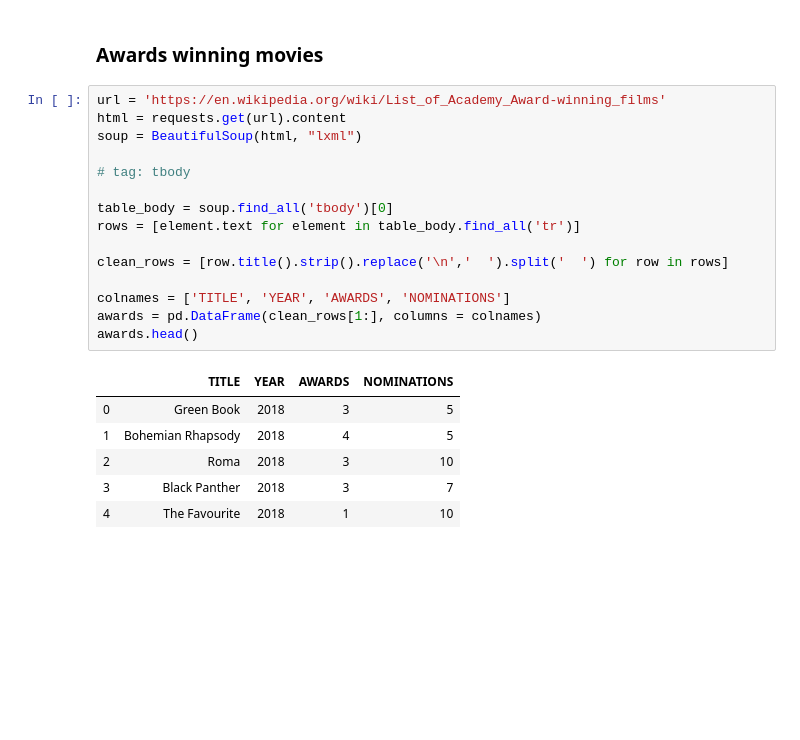
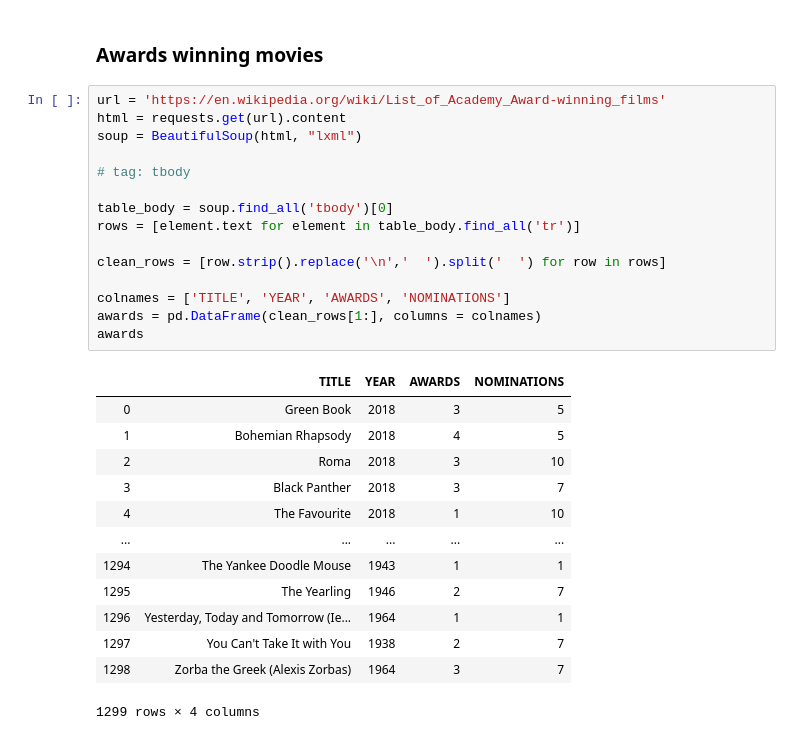
Before and after one commit to ta-data-lis/Project-Week-3-Data-Thieves, a Jupyter notebook: your-project/Movies Database Cleaning.ipynb, the cells around one changed output. Drawn from its saved outputs; the diff is of its cells as text; blank space fills up the shorter version.

Commit message:
cleaner

```diff
--- a/your-project/Movies Database Cleaning.ipynb
+++ b/your-project/Movies Database Cleaning.ipynb
@@ -147,22 +128,29 @@ movies_db
 # %%
 url = 'https://en.wikipedia.org/wiki/List_of_Academy_Award-winning_films'
 html = requests.get(url).content
 soup = BeautifulSoup(html, "lxml")
 
 # tag: tbody
 
 table_body = soup.find_all('tbody')[0]
 rows = [element.text for element in table_body.find_all('tr')]
 
-clean_rows = [row.title().strip().replace('\n','  ').split('  ') for row in rows]
+clean_rows = [row.strip().replace('\n','  ').split('  ') for row in rows]
 
 colnames = ['TITLE', 'YEAR', 'AWARDS', 'NOMINATIONS']
 awards = pd.DataFrame(clean_rows[1:], columns = colnames)
-awards.head()
+awards
 # %% [output]
 |  | TITLE | YEAR | AWARDS | NOMINATIONS |
 | 0 | Green Book | 2018 | 3 | 5 |
 | 1 | Bohemian Rhapsody | 2018 | 4 | 5 |
 | 2 | Roma | 2018 | 3 | 10 |
 | 3 | Black Panther | 2018 | 3 | 7 |
 | 4 | The Favourite | 2018 | 1 | 10 |
+| ... | ... | ... | ... | ... |
+| 1294 | The Yankee Doodle Mouse | 1943 | 1 | 1 |
+| 1295 | The Yearling | 1946 | 2 | 7 |
+| 1296 | Yesterday, Today and Tomorrow (Ie... | 1964 | 1 | 1 |
+| 1297 | You Can't Take It with You | 1938 | 2 | 7 |
+| 1298 | Zorba the Greek (Alexis Zorbas) | 1964 | 3 | 7 |
+1299 rows × 4 columns
```
Also changed, not shown: parts of 23 cells of this notebook, 1 other file.
